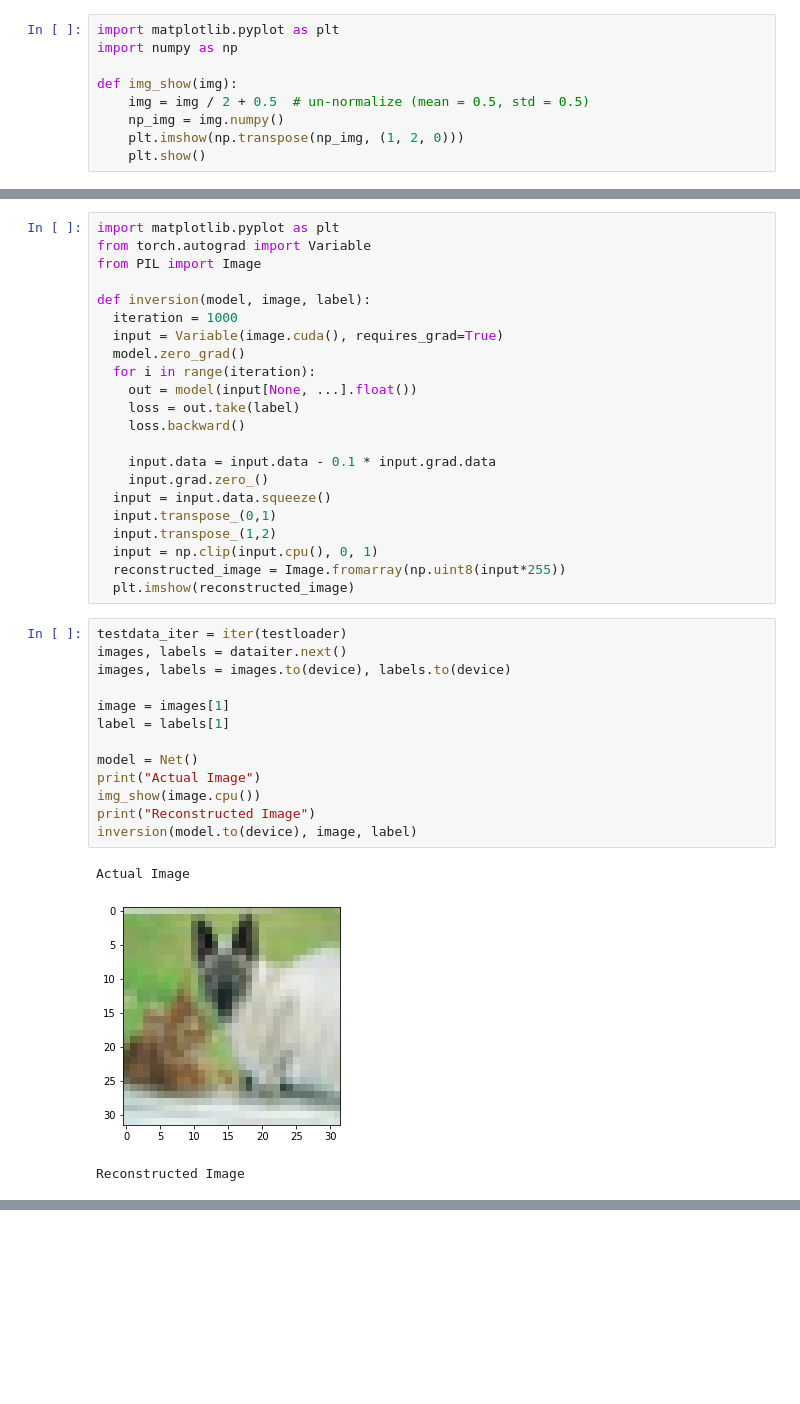
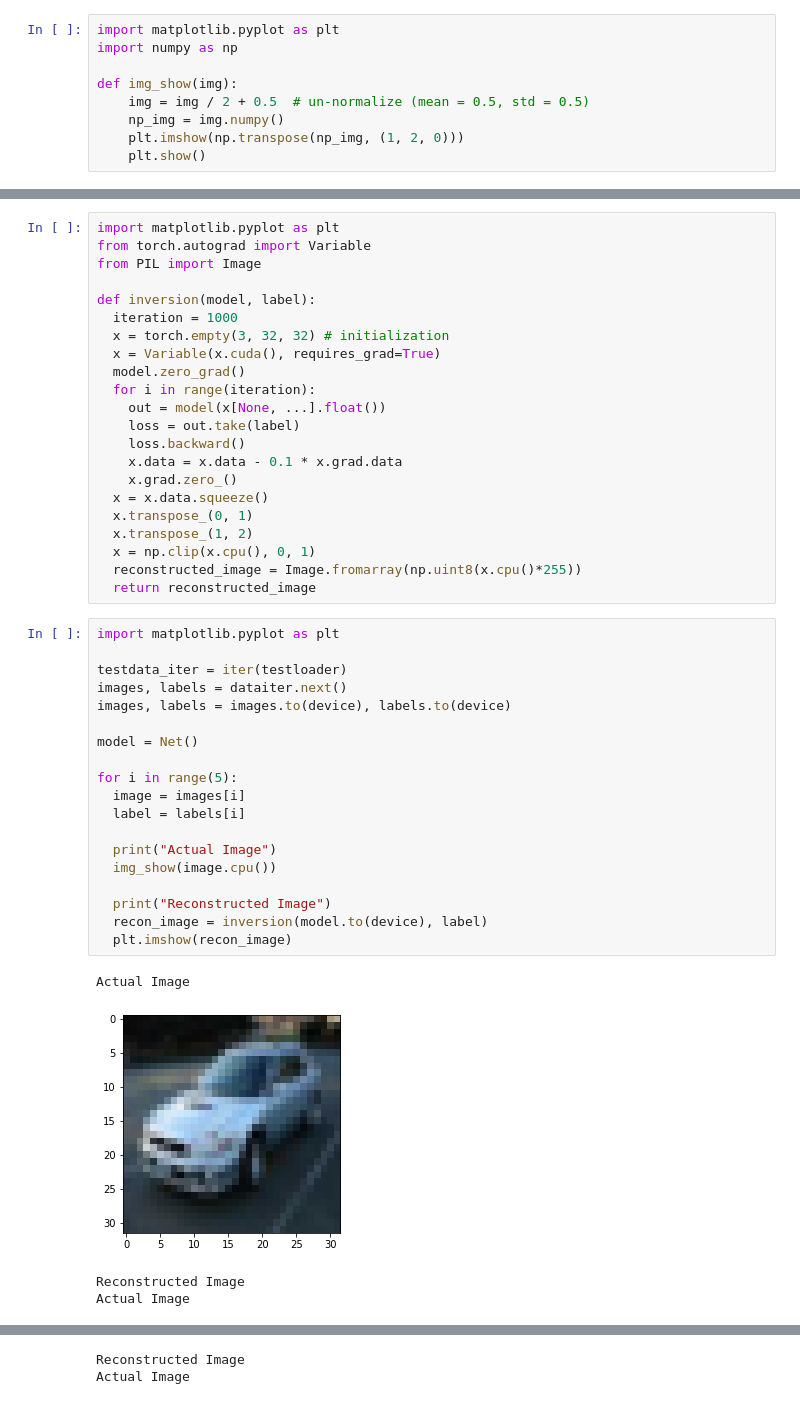
Before and after one commit to MhmudFwzi/attacking-ML-models-privacy, a Jupyter notebook: Model-Inversion/cifar10_inv.ipynb, the cells around one changed output, grey strips where cells are left out. Drawn from its saved outputs; the diff is of its cells as text; blank space fills up the shorter version.

Commit message:
inversion-cifar10 changes

```diff
--- a/Model-Inversion/cifar10_inv.ipynb
+++ b/Model-Inversion/cifar10_inv.ipynb
@@ -158,37 +158,44 @@ import matplotlib.pyplot as plt
 from torch.autograd import Variable
 from PIL import Image
 
-def inversion(model, image, label):
+def inversion(model, label):
   iteration = 1000
-  input = Variable(image.cuda(), requires_grad=True)
+  x = torch.empty(3, 32, 32) # initialization
+  x = Variable(x.cuda(), requires_grad=True)
   model.zero_grad()
   for i in range(iteration):
-    out = model(input[None, ...].float())
+    out = model(x[None, ...].float())
     loss = out.take(label)
     loss.backward()
-
-    input.data = input.data - 0.1 * input.grad.data
-    input.grad.zero_()
-  input = input.data.squeeze()
-  input.transpose_(0,1)
-  input.transpose_(1,2)
-  input = np.clip(input.cpu(), 0, 1)
-  reconstructed_image = Image.fromarray(np.uint8(input*255))
-  plt.imshow(reconstructed_image)
+    x.data = x.data - 0.1 * x.grad.data
+    x.grad.zero_()
+  x = x.data.squeeze()
+  x.transpose_(0, 1)
+  x.transpose_(1, 2)
+  x = np.clip(x.cpu(), 0, 1)
+  reconstructed_image = Image.fromarray(np.uint8(x.cpu()*255))
+  return reconstructed_image
 # %%
+import matplotlib.pyplot as plt
+
 testdata_iter = iter(testloader)
 images, labels = dataiter.next()
 images, labels = images.to(device), labels.to(device)
 
-image = images[1]
-label = labels[1]
+model = Net()
 
-model = Net()
-print("Actual Image")
-img_show(image.cpu())
-print("Reconstructed Image")
-inversion(model.to(device), image, label)
+for i in range(5):
+  image = images[i]
+  label = labels[i]
+
+  print("Actual Image")
+  img_show(image.cpu())
+
+  print("Reconstructed Image")
+  recon_image = inversion(model.to(device), label)
+  plt.imshow(recon_image)
 # %% [output]
 Actual Image
-[figure, old version]
+[figure, new version]
 Reconstructed Image
+Actual Image
@@ -195,0 +203,2 @@ Reconstructed Image
+Reconstructed Image
+Actual Image
```
Also changed, not shown: parts of 2 cells of this notebook.
